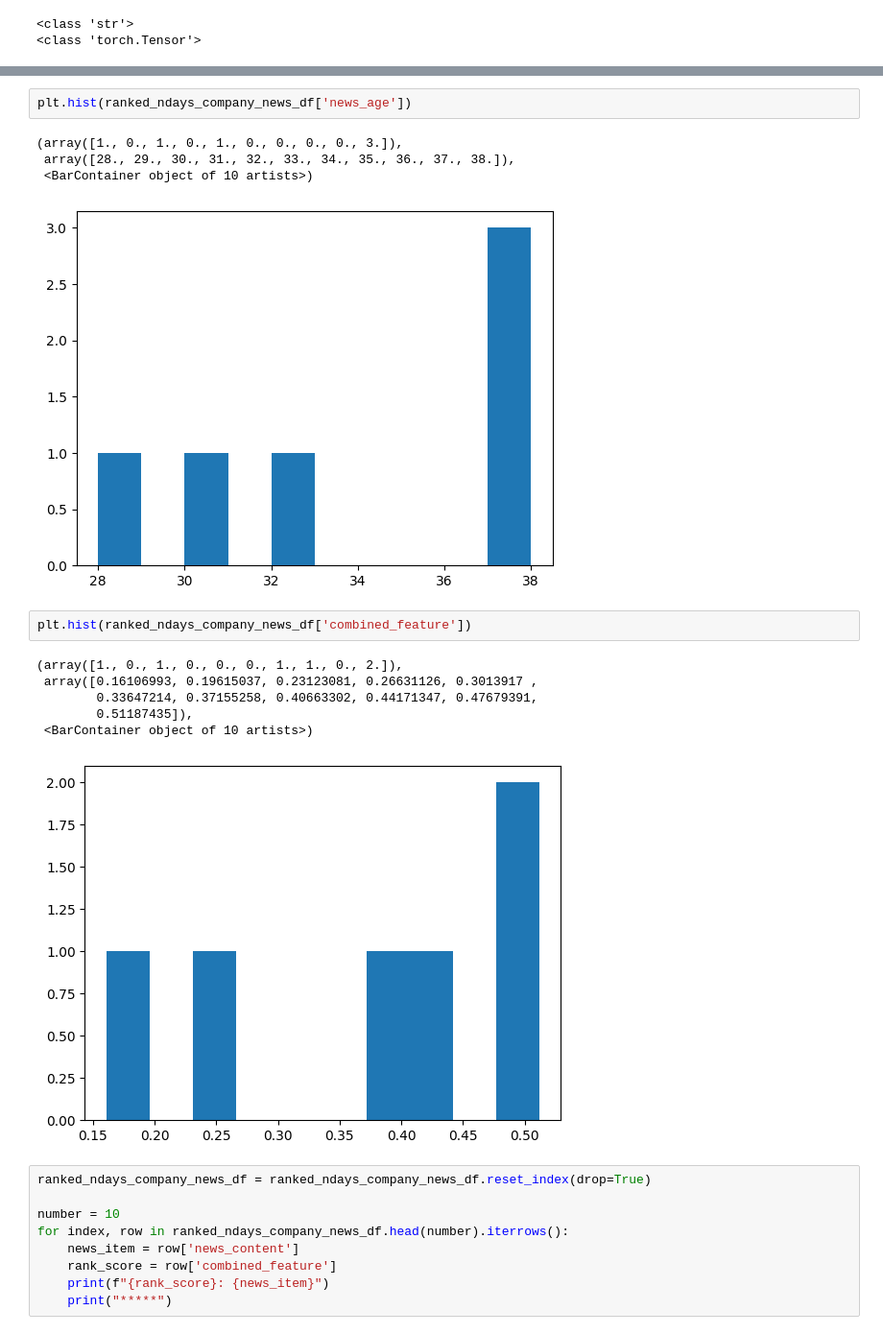
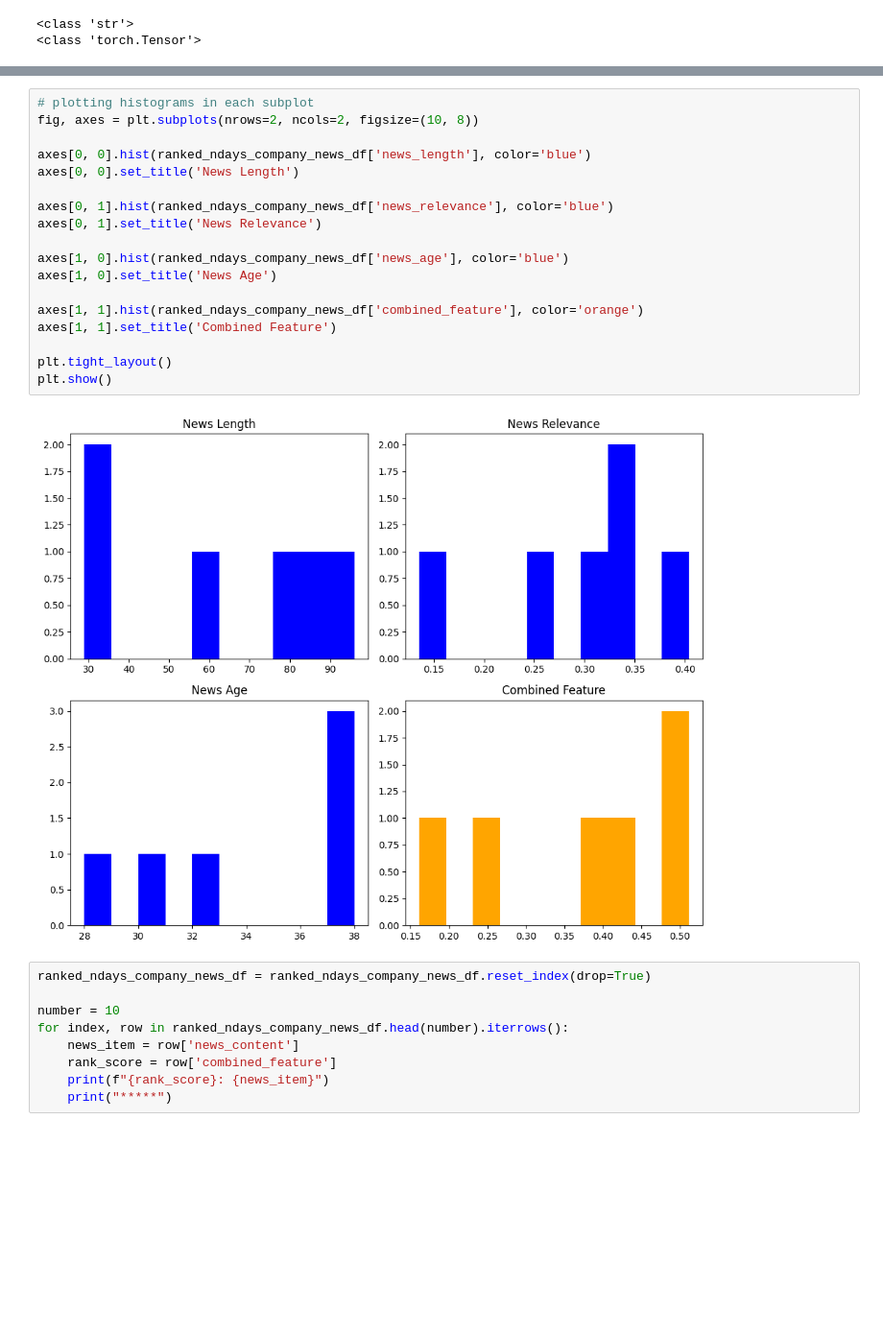
Before and after one commit to neelblabla/nlp_for_analysing_news_signals, a Jupyter notebook: 3_assigning_ranks_to_news_items/ranking_news_items.ipynb, the cells around one changed output, grey strips where cells are left out. Shown: that part at 96% size. Saved outputs shown, nothing was run; the diff lists cells and outputs as text; blank space fills up the shorter version.

Commit message:
histograms added

```diff
--- a/3_assigning_ranks_to_news_items/ranking_news_items.ipynb
+++ b/3_assigning_ranks_to_news_items/ranking_news_items.ipynb
@@ -189,22 +189,26 @@ See the caveats in the documentation: https://pandas.pydata.org/pandas-docs/stab
 | 0 | defWorldReporestupdate2html | 2023-10-30 09:27:47 | Talanx AG (OTCMKTS:TNXXF) Short I... | Berenberg Bank has upgraded its r... | Berenberg Bank, Talanx, HSBC. | Capital_Markets_Stock_Analysis_cos | 57 | ... |
 | 5 | dirrviewsStocrgbank4121130347 | 2023-10-20 23:57:29 | Greggs plc 54.1% potential upside... | Berenberg Bank has set a target p... | Greggs plc, Berenberg Bank. | Capital_Markets_Stock_Analysis_cos | 82 | ... |
 | 4 | efiareersJobk252Cny252Cusa | 2023-10-21 05:59:26 | Investment Banking Analyst job in... | The article is not accessible, ho... | Berenberg Bank, eFinancialCareers | Capital_Markets_Stock_Analysis_cos | 30 | ... |
-# %%
-plt.hist(ranked_ndays_company_news_df['news_age'])
-# %% [output]
-(array([1., 0., 1., 0., 1., 0., 0., 0., 0., 3.]),
- array([28., 29., 30., 31., 32., 33., 34., 35., 36., 37., 38.]),
- <BarContainer object of 10 artists>)
-[figure, removed]
-# %%
-plt.hist(ranked_ndays_company_news_df['combined_feature'])
-# %% [output]
-(array([1., 0., 1., 0., 0., 0., 1., 1., 0., 2.]),
- array([0.16106993, 0.19615037, 0.23123081, 0.26631126, 0.3013917 ,
-        0.33647214, 0.37155258, 0.40663302, 0.44171347, 0.47679391,
-        0.51187435]),
- <BarContainer object of 10 artists>)
-[figure, removed]
+# %%
+# plotting histograms in each subplot
+fig, axes = plt.subplots(nrows=2, ncols=2, figsize=(10, 8))
+
+axes[0, 0].hist(ranked_ndays_company_news_df['news_length'], color='blue')
+axes[0, 0].set_title('News Length')
+
+axes[0, 1].hist(ranked_ndays_company_news_df['news_relevance'], color='blue')
+axes[0, 1].set_title('News Relevance')
+
+axes[1, 0].hist(ranked_ndays_company_news_df['news_age'], color='blue')
+axes[1, 0].set_title('News Age')
+
+axes[1, 1].hist(ranked_ndays_company_news_df['combined_feature'], color='orange')
+axes[1, 1].set_title('Combined Feature')
+
+plt.tight_layout()
+plt.show()
+# %% [output]
+[figure, added]
 # %%
 ranked_ndays_company_news_df = ranked_ndays_company_news_df.reset_index(drop=True)
 
```
Also changed, not shown: parts of 1 cell of this notebook.
